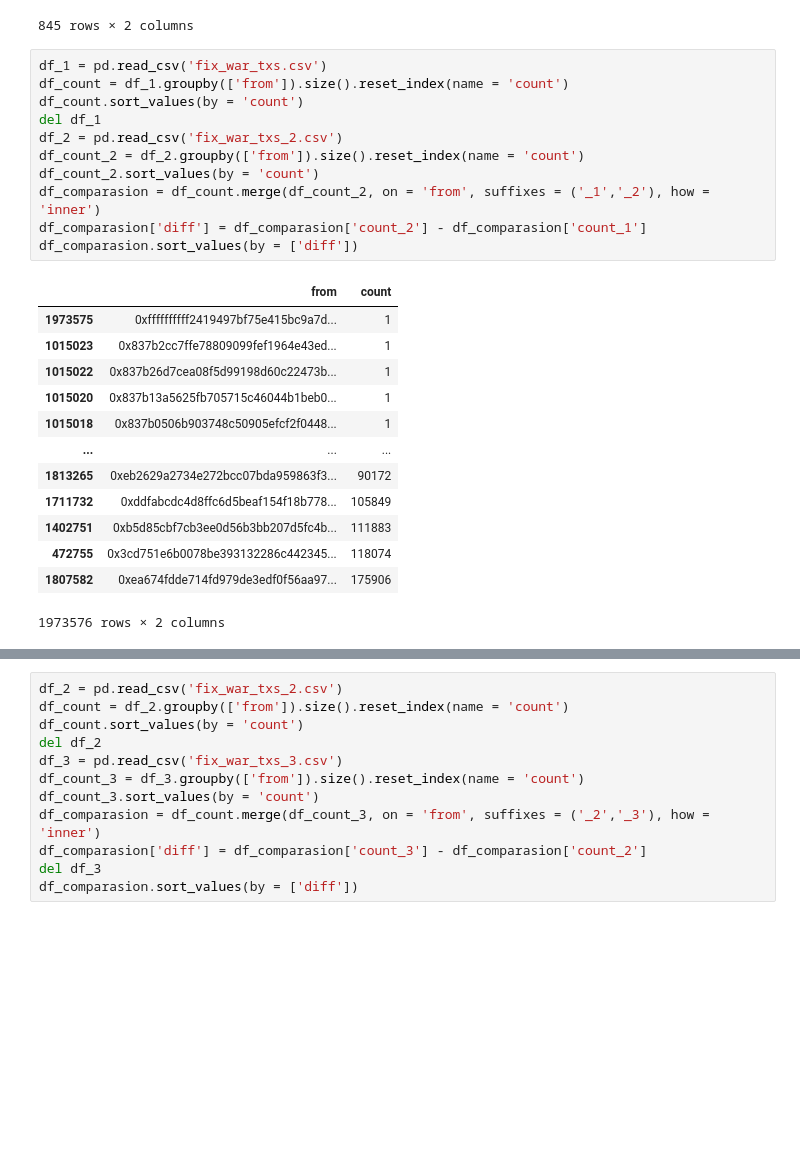
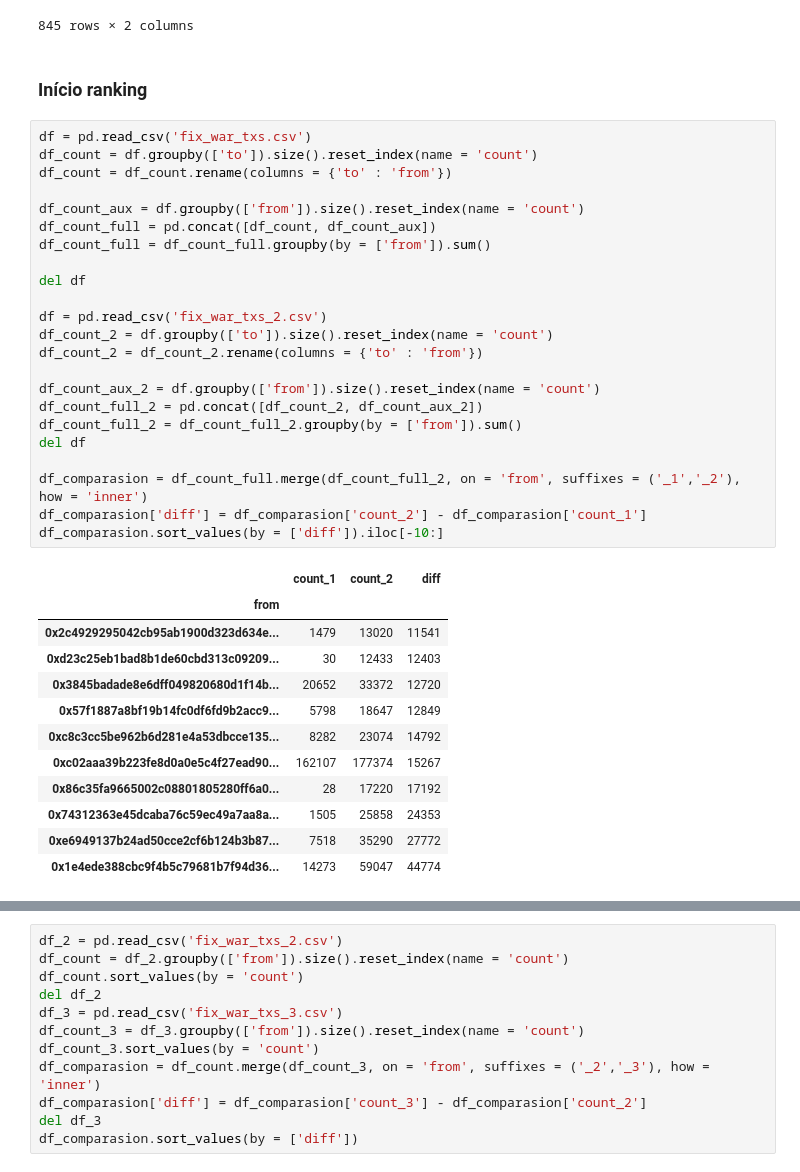
Before and after one commit to PedroHFSO/EthereumDataAnalysis, a Jupyter notebook: results.ipynb, the cells around one changed output, grey strips where cells are left out. Saved outputs shown, nothing was run; the diff lists cells and outputs as text; blank space fills up the shorter version.

```diff
--- a/results.ipynb
+++ b/results.ipynb
@@ -322,28 +557,41 @@ df_degrees_1
 | 843 | 118074 | 1 |
 | 844 | 175906 | 1 |
 845 rows × 2 columns
+# %% [markdown]
+### Início ranking
 # %%
-df_1 = pd.read_csv('fix_war_txs.csv')
-df_count = df_1.groupby(['from']).size().reset_index(name = 'count')
-df_count.sort_values(by = 'count')
-del df_1
-df_2 = pd.read_csv('fix_war_txs_2.csv')
-df_count_2 = df_2.groupby(['from']).size().reset_index(name = 'count')
-df_count_2.sort_values(by = 'count')
-df_comparasion = df_count.merge(df_count_2, on = 'from', suffixes = ('_1','_2'), how = 'inner')
+df = pd.read_csv('fix_war_txs.csv')
+df_count = df.groupby(['to']).size().reset_index(name = 'count')
+df_count = df_count.rename(columns = {'to' : 'from'})
+
+df_count_aux = df.groupby(['from']).size().reset_index(name = 'count')
+df_count_full = pd.concat([df_count, df_count_aux])
+df_count_full = df_count_full.groupby(by = ['from']).sum()
+
+del df
+
+df = pd.read_csv('fix_war_txs_2.csv')
+df_count_2 = df.groupby(['to']).size().reset_index(name = 'count')
+df_count_2 = df_count_2.rename(columns = {'to' : 'from'})
+
+df_count_aux_2 = df.groupby(['from']).size().reset_index(name = 'count')
+df_count_full_2 = pd.concat([df_count_2, df_count_aux_2])
+df_count_full_2 = df_count_full_2.groupby(by = ['from']).sum()
+del df
+
+df_comparasion = df_count_full.merge(df_count_full_2, on = 'from', suffixes = ('_1','_2'), how = 'inner')
 df_comparasion['diff'] = df_comparasion['count_2'] - df_comparasion['count_1']
-df_comparasion.sort_values(by = ['diff'])
+df_comparasion.sort_values(by = ['diff']).iloc[-10:]
 # %% [output]
-|  | from | count |
-| 1973575 | 0xffffffffff2419497bf75e415bc9a7d... | 1 |
-| 1015023 | 0x837b2cc7ffe78809099fef1964e43ed... | 1 |
-| 1015022 | 0x837b26d7cea08f5d99198d60c22473b... | 1 |
-| 1015020 | 0x837b13a5625fb705715c46044b1beb0... | 1 |
-| 1015018 | 0x837b0506b903748c50905efcf2f0448... | 1 |
-| ... | ... | ... |
-| 1813265 | 0xeb2629a2734e272bcc07bda959863f3... | 90172 |
-| 1711732 | 0xddfabcdc4d8ffc6d5beaf154f18b778... | 105849 |
-| 1402751 | 0xb5d85cbf7cb3ee0d56b3bb207d5fc4b... | 111883 |
-| 472755 | 0x3cd751e6b0078be393132286c442345... | 118074 |
-| 1807582 | 0xea674fdde714fd979de3edf0f56aa97... | 175906 |
+|  | count_1 | count_2 | diff |
+| from |  |  |  |
+| 0x2c4929295042cb95ab1900d323d634e... | 1479 | 13020 | 11541 |
+| 0xd23c25eb1bad8b1de60cbd313c09209... | 30 | 12433 | 12403 |
+| 0x3845badade8e6dff049820680d1f14b... | 20652 | 33372 | 12720 |
+| 0x57f1887a8bf19b14fc0df6fd9b2acc9... | 5798 | 18647 | 12849 |
+| 0xc8c3cc5be962b6d281e4a53dbcce135... | 8282 | 23074 | 14792 |
+| 0xc02aaa39b223fe8d0a0e5c4f27ead90... | 162107 | 177374 | 15267 |
+| 0x86c35fa9665002c08801805280ff6a0... | 28 | 17220 | 17192 |
+| 0x74312363e45dcaba76c59ec49a7aa8a... | 1505 | 25858 | 24353 |
+| 0xe6949137b24ad50cce2cf6b124b3b87... | 7518 | 35290 | 27772 |
+| 0x1e4ede388cbc9f4b5c79681b7f94d36... | 14273 | 59047 | 44774 |
-1973576 rows × 2 columns
```
Also changed, not shown: parts of 52 cells of this notebook.
